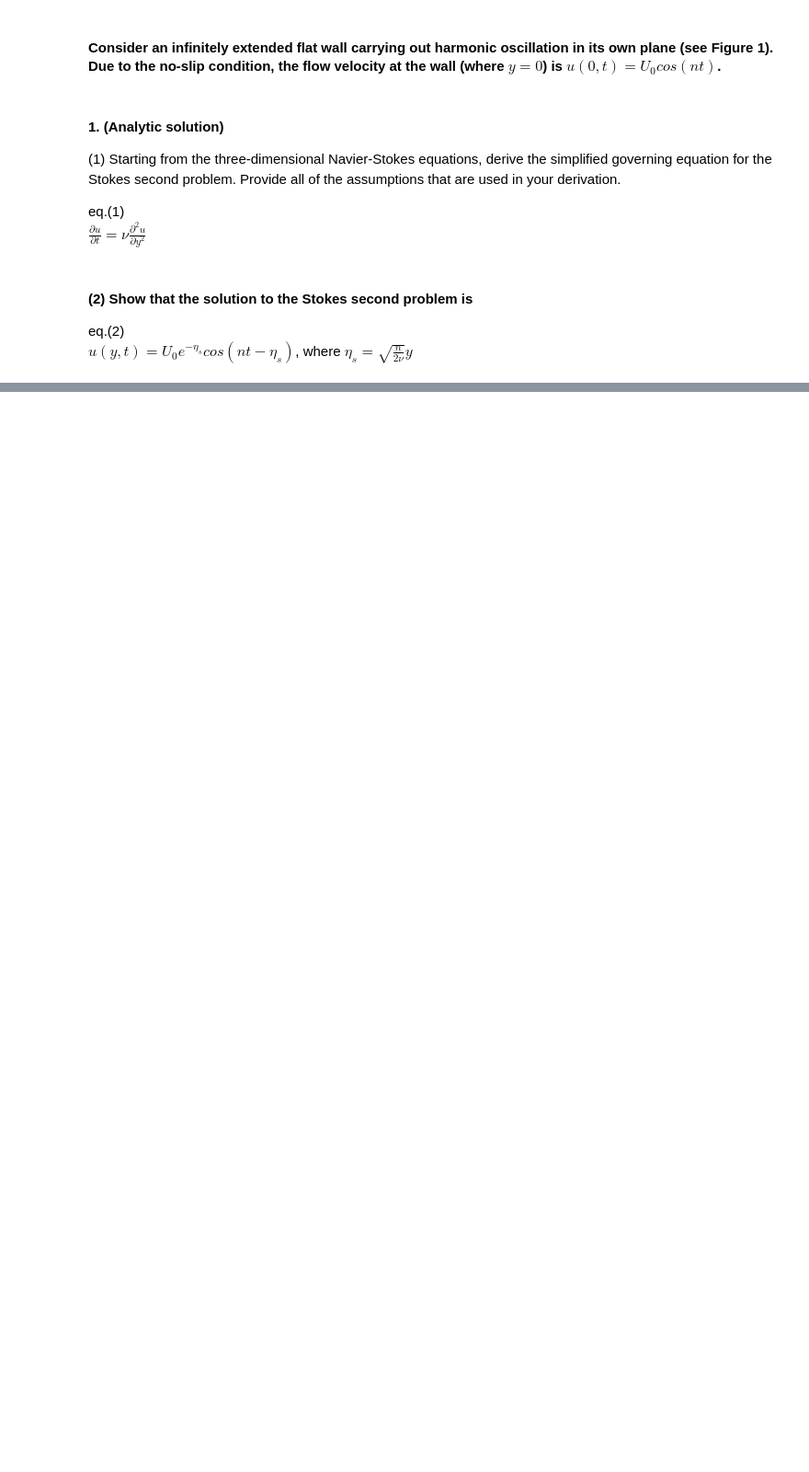
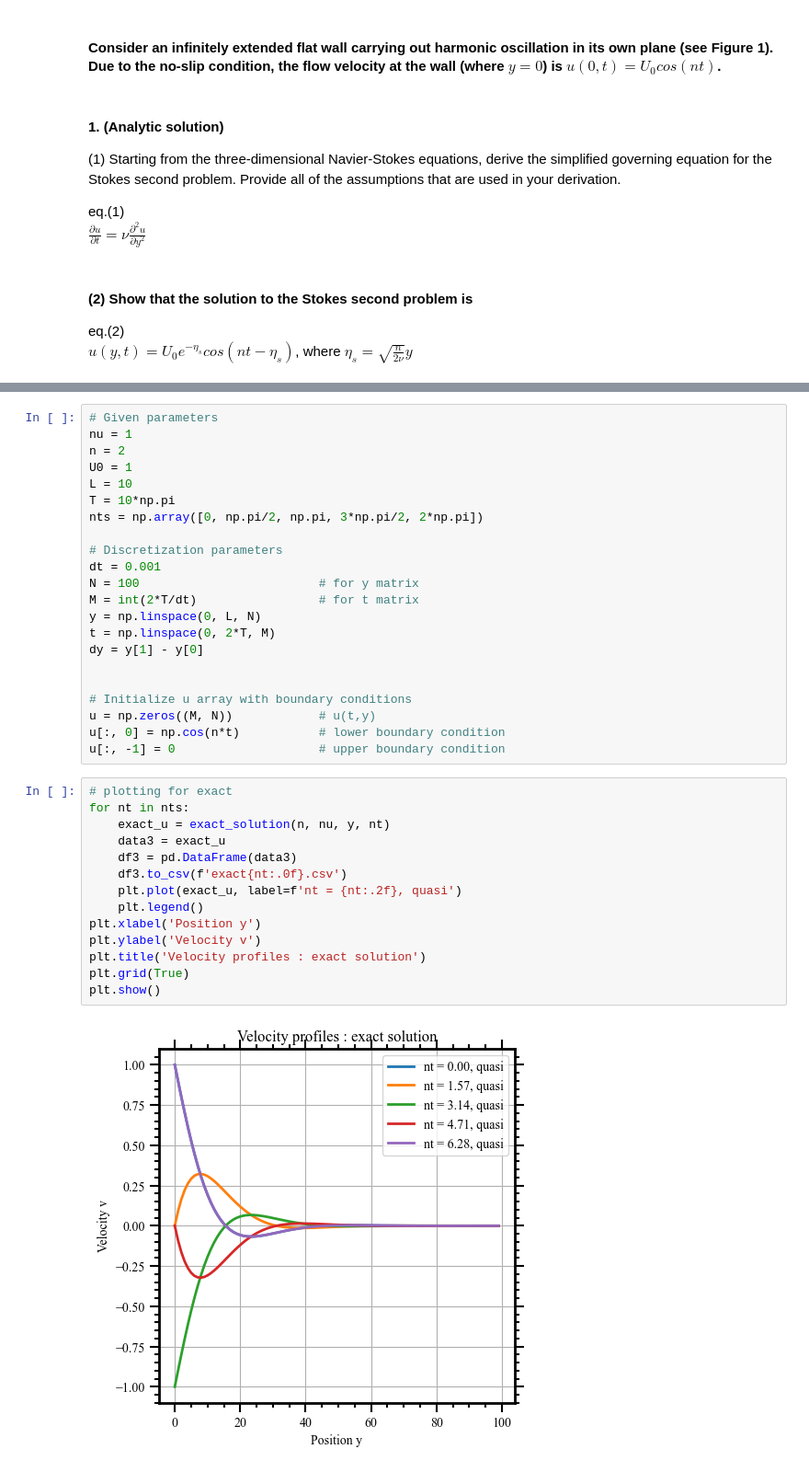
Before and after one commit to boyeon-kim/23-01-CSE5004, a Jupyter notebook: HW6/Python_HW6_boyeonK.ipynb, the cells around one changed output, grey strips where cells are left out. Shown: that part at 92% size. Drawn from its saved outputs; the diff is of its cells as text; blank space fills up the shorter version.

```diff
--- a/HW6/Python_HW6_boyeonK.ipynb
+++ b/HW6/Python_HW6_boyeonK.ipynb
@@ -42 +49,39 @@ $u(y, t) = U_0 e^{-{\eta}_s} cos(nt - \eta_s)$, where  $\eta_s = \sqrt{\frac{n}{
+# %%
+# Given parameters
+nu = 1
+n = 2
+U0 = 1
+L = 10
+T = 10*np.pi
+nts = np.array([0, np.pi/2, np.pi, 3*np.pi/2, 2*np.pi])
+
+# Discretization parameters
+dt = 0.001
+N = 100                         # for y matrix
+M = int(2*T/dt)                 # for t matrix
+y = np.linspace(0, L, N)
+t = np.linspace(0, 2*T, M)
+dy = y[1] - y[0]
+
+
+# Initialize u array with boundary conditions
+u = np.zeros((M, N))            # u(t,y)
+u[:, 0] = np.cos(n*t)           # lower boundary condition
+u[:, -1] = 0                    # upper boundary condition
+# %%
+# plotting for exact
+for nt in nts:
+    exact_u = exact_solution(n, nu, y, nt)
+    data3 = exact_u
+    df3 = pd.DataFrame(data3)
+    df3.to_csv(f'exact{nt:.0f}.csv')
+    plt.plot(exact_u, label=f'nt = {nt:.2f}, quasi')
+    plt.legend()
+plt.xlabel('Position y')
+plt.ylabel('Velocity v')
+plt.title('Velocity profiles : exact solution')
+plt.grid(True)
+plt.show()
+# %% [output]
+[figure, added]
 # %%
```
Also changed, not shown: parts of 9 cells of this notebook, 18 other files.
